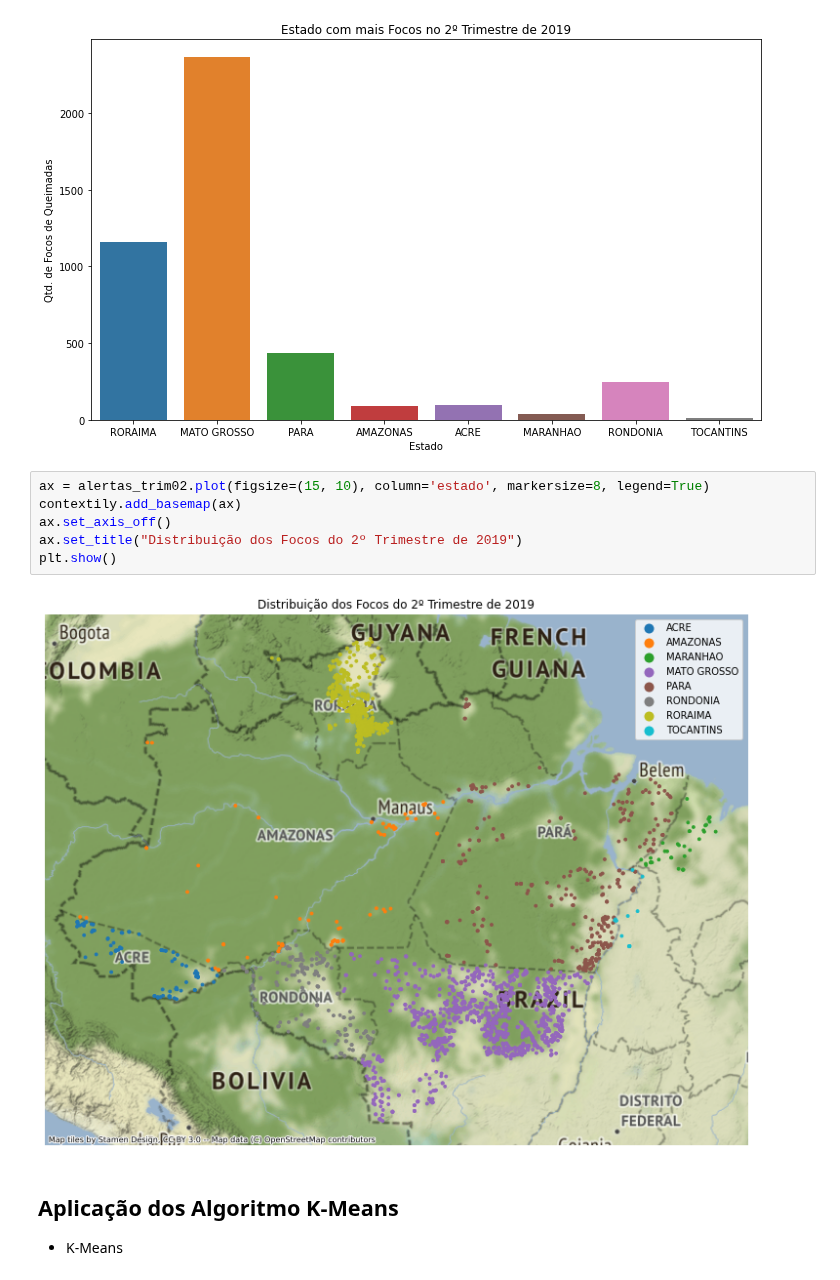
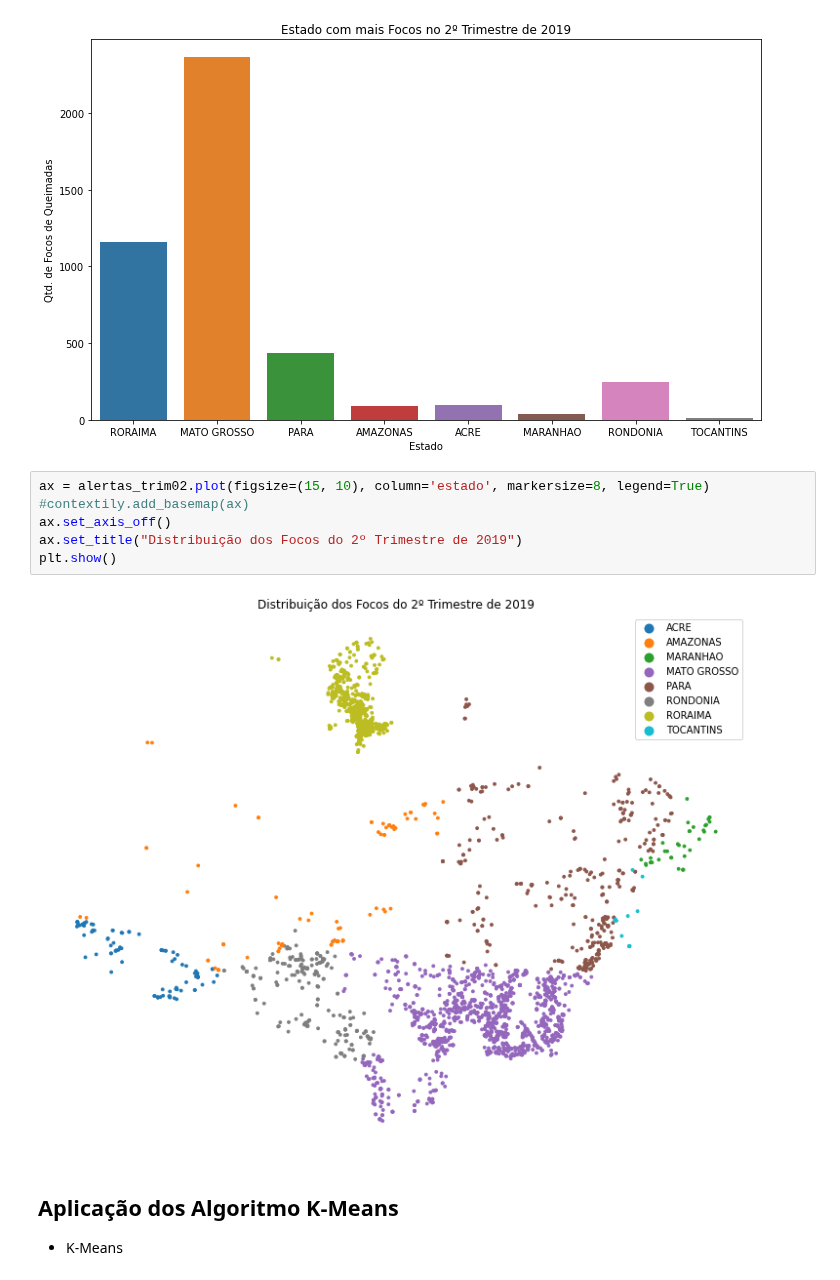
Before and after one commit to danielleitesoares/tccuea, a Jupyter notebook: 2019_trim02.ipynb, the cells around one changed output. Drawn from its saved outputs; the diff is of its cells as text.

```diff
--- a/2019_trim02.ipynb
+++ b/2019_trim02.ipynb
@@ -165,12 +165,12 @@ plt.show()
 [figure]
 # %%
 ax = alertas_trim02.plot(figsize=(15, 10), column='estado', markersize=8, legend=True)
-contextily.add_basemap(ax)
+#contextily.add_basemap(ax)
 ax.set_axis_off()
 ax.set_title("Distribuição dos Focos do 2º Trimestre de 2019")
 plt.show()
 # %% [output]
-[figure, old version]
+[figure, new version]
 # %% [markdown]
 ## **Aplicação dos Algoritmo K-Means**
 
```
Also changed, not shown: parts of 3 cells of this notebook.
